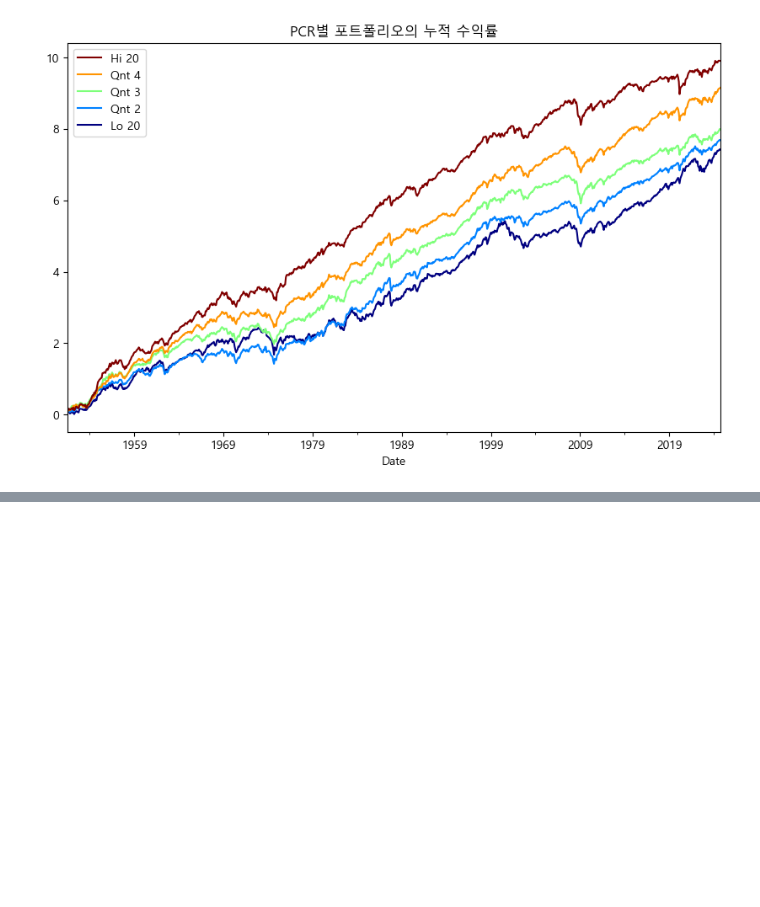
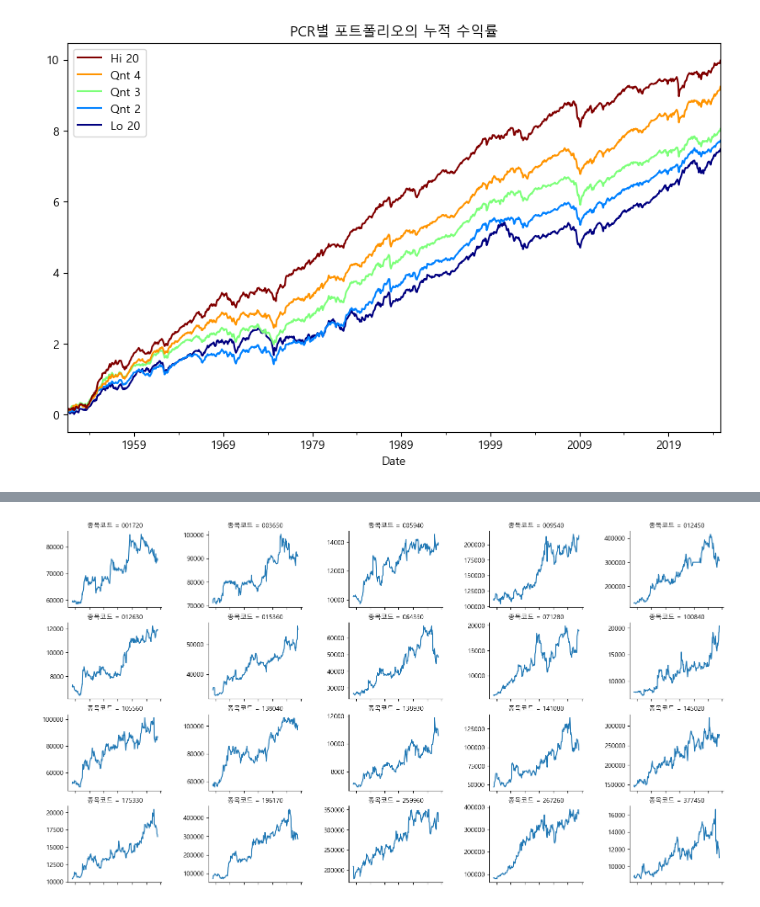
Before and after one commit to kusool72/python, a Jupyter notebook: 파이썬을 이용한 퀀트 투자 포트폴리오 만들기.ipynb, the cells around one changed output, grey strips where cells are left out. Cells and saved outputs as stored; diff of their text form; code cells hidden in the pictures; blank space fills up the shorter version.

```diff
--- a/파이썬을 이용한 퀀트 투자 포트폴리오 만들기.ipynb
+++ b/파이썬을 이용한 퀀트 투자 포트폴리오 만들기.ipynb
@@ -1180,0 +1572,5 @@ plt.show()
+# %%
+# 해당 종목의 K-Ratio
+
+reg = sm.OLS(y, x).fit()
+reg.summary()
@@ -1180,0 +1633,6 @@ plt.show()
+# %%
+# K-Ratio가 높은 종목
+
+data_bind = data_bind.merge(k_ratio_bind, how='left', on='종목코드')
+k_ratio_rank = data_bind['K_ratio'].rank(axis=0, ascending=False)
+data_bind[k_ratio_rank <= 20]
@@ -1180,0 +1657,26 @@ plt.show()
+# %%
+# 해당 종목들의 가격 그래프
+
+k_ratio_momentum = price_list[price_list['종목코드'].isin(
+    data_bind.loc[k_ratio_rank <= 20, '종목코드'])]
+
+plt.rc('font', family='Malgun Gothic')
+g = sns.relplot(data=k_ratio_momentum,
+                x='날짜',
+                y='종가',
+                col='종목코드',
+                col_wrap=5,
+                kind='line',
+                facet_kws={
+                    'sharey': False,
+                    'sharex': True
+                })
+g.set(xticklabels=[])
+g.set(xlabel=None)
+g.set(ylabel=None)
+g.fig.set_figwidth(15)
+g.fig.set_figheight(8)
+plt.subplots_adjust(wspace=0.5, hspace=0.2)
+plt.show()
+# %% [output]
+[figure, added]
```
Also changed, not shown: parts of 165 cells of this notebook.
